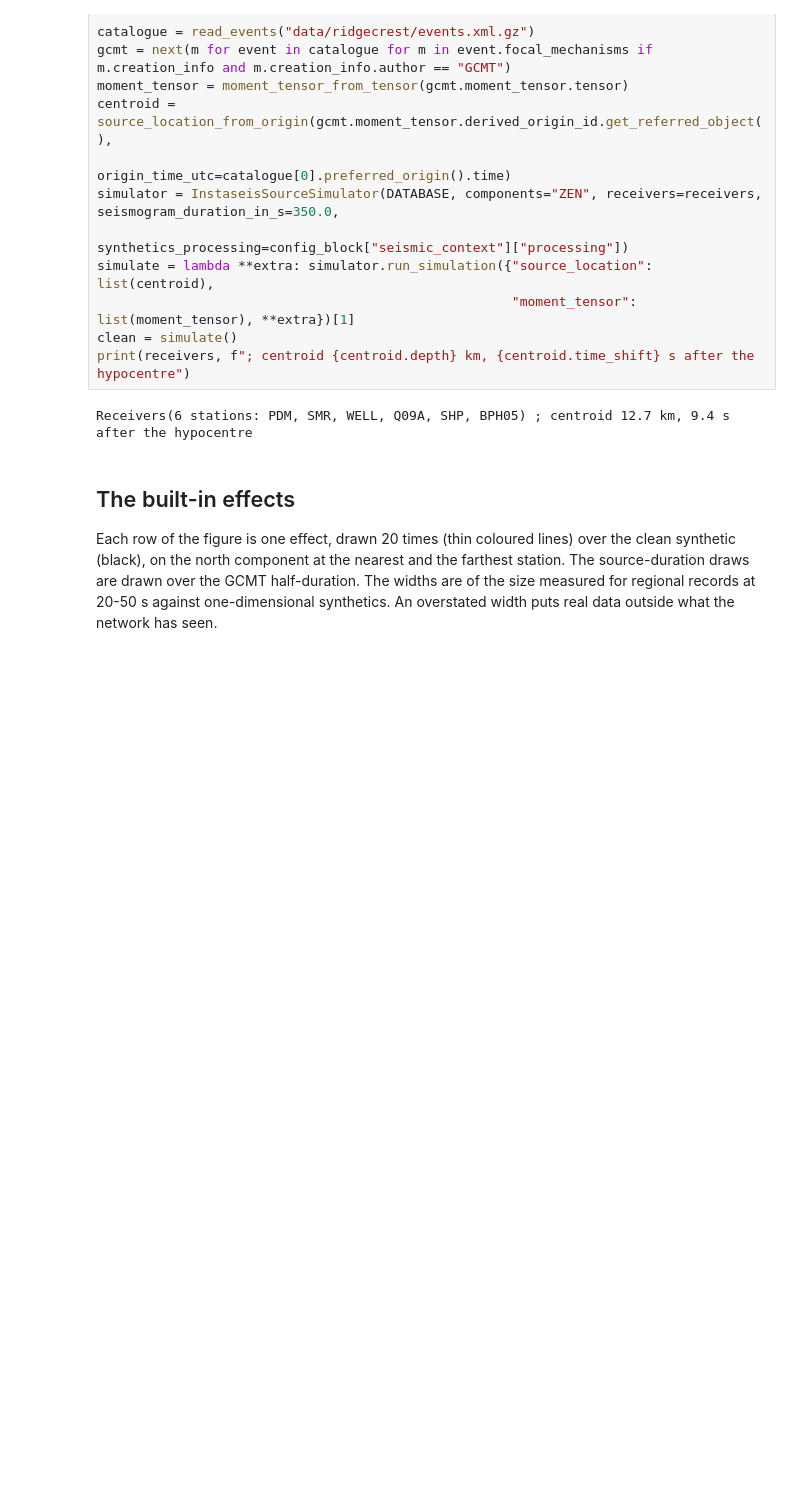
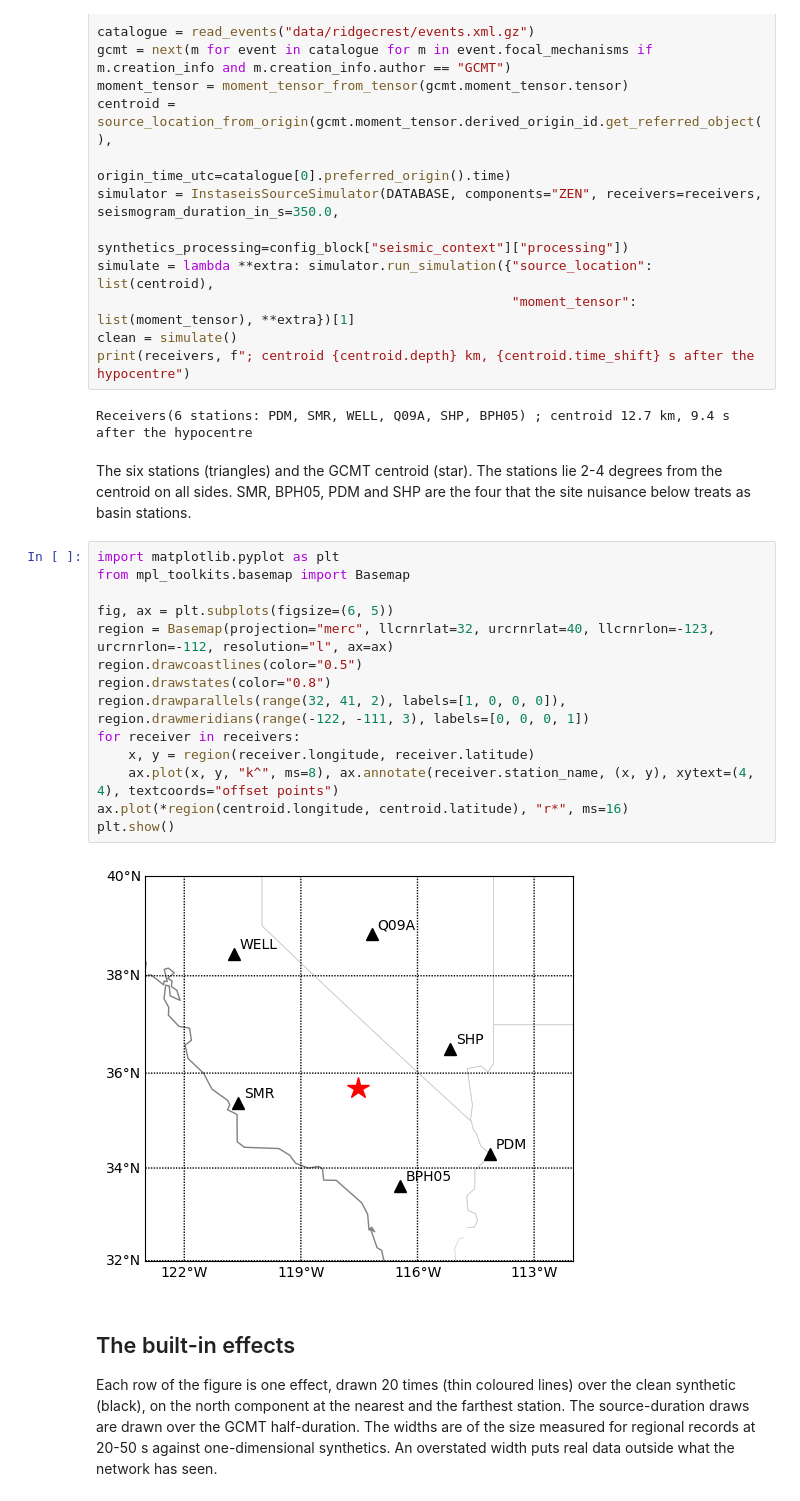
Before and after one commit to asaoulis/seismo-sbi, a Jupyter notebook: examples/nuisances.ipynb, the cells around one changed output. Cells and saved outputs as stored; diff of their text form; blank space fills up the shorter version.

```diff
--- a/examples/nuisances.ipynb
+++ b/examples/nuisances.ipynb
@@ -43,6 +43,25 @@ clean = simulate()
 print(receivers, f"; centroid {centroid.depth} km, {centroid.time_shift} s after the hypocentre")
 # %% [output]
 Receivers(6 stations: PDM, SMR, WELL, Q09A, SHP, BPH05) ; centroid 12.7 km, 9.4 s after the hypocentre
+# %% [markdown]
+The six stations (triangles) and the GCMT centroid (star). The stations lie 2-4 degrees from the centroid on
+all sides. SMR, BPH05, PDM and SHP are the four that the site nuisance below treats as basin stations.
+# %%
+import matplotlib.pyplot as plt
+from mpl_toolkits.basemap import Basemap
+
+fig, ax = plt.subplots(figsize=(6, 5))
+region = Basemap(projection="merc", llcrnrlat=32, urcrnrlat=40, llcrnrlon=-123, urcrnrlon=-112, resolution="l", ax=ax)
+region.drawcoastlines(color="0.5")
+region.drawstates(color="0.8")
+region.drawparallels(range(32, 41, 2), labels=[1, 0, 0, 0]), region.drawmeridians(range(-122, -111, 3), labels=[0, 0, 0, 1])
+for receiver in receivers:
+    x, y = region(receiver.longitude, receiver.latitude)
+    ax.plot(x, y, "k^", ms=8), ax.annotate(receiver.station_name, (x, y), xytext=(4, 4), textcoords="offset points")
+ax.plot(*region(centroid.longitude, centroid.latitude), "r*", ms=16)
+plt.show()
+# %% [output]
+[figure, added]
 # %% [markdown]
 ## The built-in effects
 
```
Also changed, not shown: parts of 7 cells of this notebook, 2 other files.
